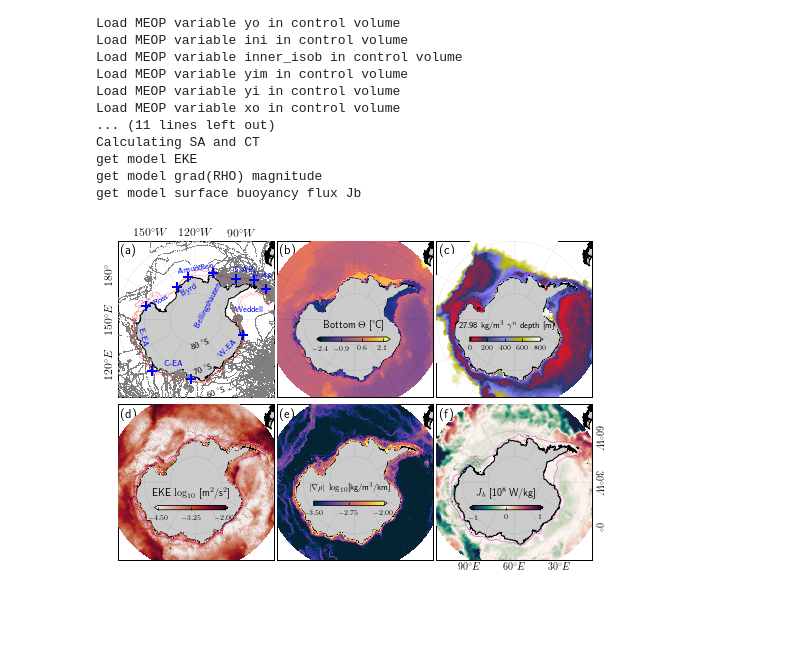
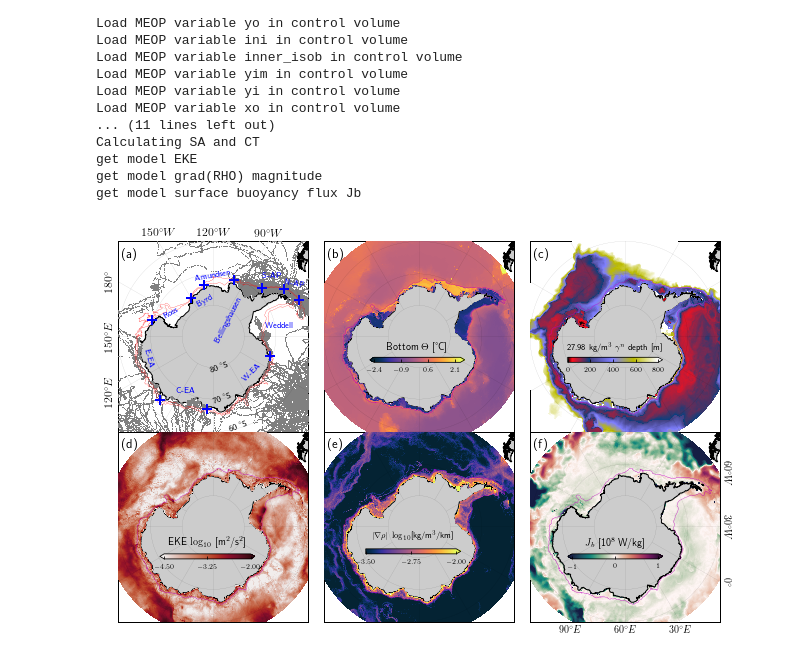
Before and after one commit to apaloczy/AntarcticaCircumpolarIntrusions, a Jupyter notebook: plot_figs/fig01/fig01.ipynb, the cells around one changed output. Saved outputs shown, nothing was run; the diff lists cells and outputs as text; code cells hidden in the pictures; blank space fills up the shorter version.

Commit message:
Add FileNotFoundError for large files and increase display size for the figure.

```diff
--- a/plot_figs/fig01/fig01.ipynb
+++ b/plot_figs/fig01/fig01.ipynb
@@ -54,7 +54,7 @@ yr_start = datetime(2005, 1, 1)
 
 fmt = 'png'
 fnamez_obs = head + 'MEOPgrd_2005-2009.npz'
-fname_mod = head + 'SOsubset_avg_2005-2009.nc'
+fname_mod = head + 'large_files/' + 'SOsubset_avg_2005-2009.nc'
 
 # Get segment lat/lon limits.
 segs_lims = {
@@ -118,7 +118,12 @@ print("=========================================================")
 print("Fraction of profiles WITHIN THE STRIP measured before 2007: %.2f%%."%Nfrac_pre2007_slope)
 
 print("Loading model fields.")
-nc = Dataset(fname_mod)
+
+try:
+    nc = Dataset(fname_mod)
+except FileNotFoundError:
+    print("*ERROR*: File %s not found. Make sure you have downloaded it and placed it in 'data_reproduce_figs/large_files/'."%fname_mod)
+    sys.exit(1)
 
 # Interpolating temperature and velocity to isopycnal.
 pt0 = nc.variables['TEMP'][0,:] # Pot. temp wrt 0 dbar [deg C].
@@ -241,7 +246,7 @@ get model surface buoyancy flux Jb
 ##############
 ## Figure 1 ##
 ##############
-figsize = (8.5, 6.0)
+figsize = (12, 8) # (8.5, 6.0)
 meridians = [-180, -150, -120,  -90,  -60,  -30,    0,   30,   60,   90,  120, 150]
 parallels = [-80, -70, -60]
 
@@ -408,31 +413,31 @@ for cs, cbax, cbtick, cblabel in zip(css, cbaxes, cbticks, cblabels):
         fontsize = 8
     elif cs==cs5:
         fontsize = 8
     else:
         fontsize = 10
     cb = plt.colorbar(mappable=cs, cax=cbax, orientation='horizontal', extend=extend)
     cb.set_ticks(cbtick)
     cb.ax.tick_params(labelsize=7, top=False, labeltop=False, labelbottom=True)
     cb.update_ticks()
     cb.set_label(cblabel, fontsize=fontsize, fontweight='black', labelpad=-30)
 #---
 
 ax[0][0].tick_params(labelsize=9, labeltop=True, labelleft=True)
 ax[0][1].tick_params(labelsize=9, labeltop=True, labelright=True)
 ax[0][0].yaxis.set_tick_params(rotation=90)
 ax[0][1].yaxis.set_tick_params(rotation=-90)
 
 xletter, yletter = 0.023, 0.92
 ax[0][0].text(xletter, yletter, r'(a)', fontsize=13, fontweight='bold', transform=ax[0][0].transAxes)
 ax[0][1].text(xletter, yletter, r'(b)', fontsize=13, fontweight='bold', transform=ax[0][1].transAxes)
 ax[0][2].text(xletter, yletter, r'(c)', fontsize=13, fontweight='bold', transform=ax[0][2].transAxes)
 ax[1][0].text(xletter, yletter, r'(d)', fontsize=13, fontweight='bold', transform=ax[1][0].transAxes)
 ax[1][1].text(xletter, yletter, r'(e)', fontsize=13, fontweight='bold', transform=ax[1][1].transAxes)
 ax[1][2].text(xletter, yletter, r'(f)', fontsize=13, fontweight='bold', transform=ax[1][2].transAxes)
 
 fig.subplots_adjust(wspace=0.02, hspace=0.0)
 plt.draw()
 fig.show()
 fig.savefig(figname, format=fmt, bbox_inches='tight', pad_inches=0.0, dpi=125)
 # %% [output]
-[figure, old version]
+[figure, new version]
```
Also changed, not shown: 1 other file.
